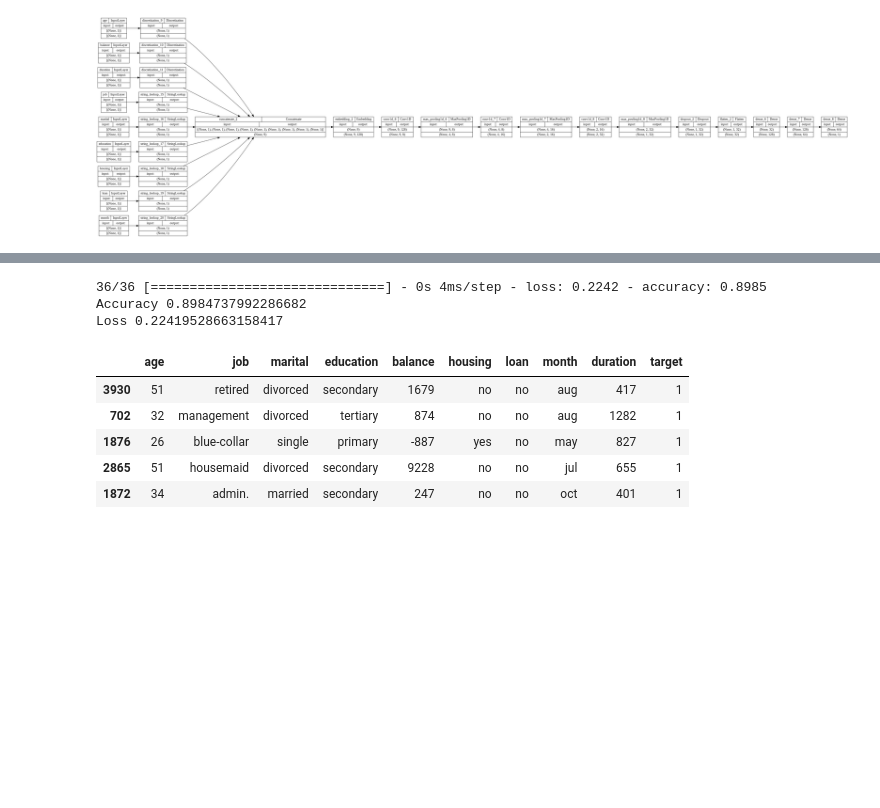
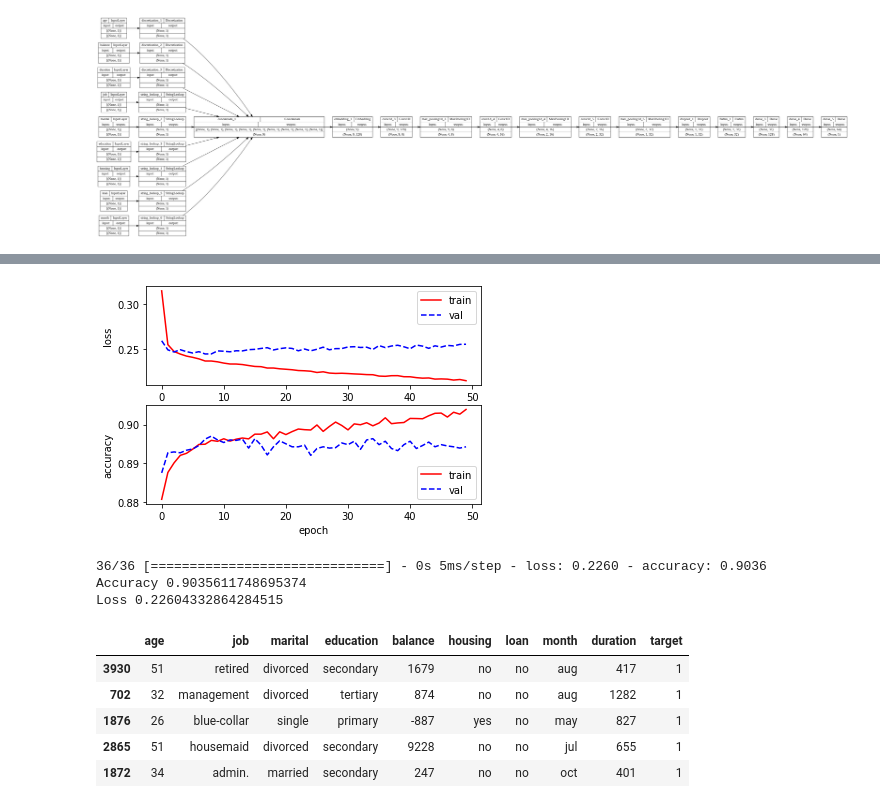
Before and after one commit to andreanstev/Bank_Telemarketing_Analysis, a Jupyter notebook: _Demo_day_Fintech_8.ipynb, the cells around one changed output, grey strips where cells are left out. Cells and saved outputs as stored; diff of their text form; code cells hidden in the pictures; blank space fills up the shorter version.

Commit message:
add function plot_metric

```diff
--- a/_Demo_day_Fintech_8.ipynb
+++ b/_Demo_day_Fintech_8.ipynb
@@ -45,5 +45,5 @@ def dataframe_to_dataset(data, batch_size=32):
   df = {key:  tf.expand_dims(value,axis=1) for key, value in df.items()}
   ds = tf.data.Dataset.from_tensor_slices((dict(df), labels))
   ds = ds.batch(batch_size)
-  ds = ds.prefetch(batch_size)
+  ds = ds.prefetch(tf.data.AUTOTUNE)
   return ds
@@ -71,3 +90,14 @@ def categories_preprocessing(name, dataset, dtype):
+# %%
+def plot_metric(x, y, history, metric):
+  fig, ax = plt.subplots(x, y)
+  epochs = range(len(history.history[metric[0]]))
+  for metric, ax in zip(metric, ax.flatten()):
+    ax.plot(epochs, history.history[metric], 'r', label='train')
+    ax.plot(epochs, history.history['val_'+metric], 'b', ls="--", label='val')
+    ax.set_ylabel(metric)
+    ax.set_xlabel('epoch')
+    ax.legend()
+  plt.show()
 # %% [markdown]
 ## Mount Google Drive
 # %%
@@ -301,15 +331,21 @@ all_inputs, all_preprocessors
 ##Model
 # %%
 all_features = tf.keras.layers.concatenate(all_preprocessors)
+# x = tf.keras.layers.Normalization()(all_features)
+# x = tf.keras.layers.Dense(128, activation=tf.keras.activations.relu)(x)
+# x = tf.keras.layers.Dropout(0.2)(x)
+# x = tf.keras.layers.Dense(64, activation=tf.keras.activations.relu)(x)
+# x = tf.keras.layers.Dropout(0.2)(x)
+# output = tf.keras.layers.Dense(1, activation=tf.keras.activations.sigmoid)(x)
+
 x = tf.keras.layers.Embedding(input_dim=128, output_dim=128)(all_features)
-
 x = tf.keras.layers.Conv1D(8, kernel_size=(3), padding="same", activation=tf.keras.activations.relu)(x)
 x = tf.keras.layers.MaxPool1D()(x)
 x = tf.keras.layers.Conv1D(16,  kernel_size=(3), padding="same" , activation=tf.keras.activations.relu)(x)
 x = tf.keras.layers.MaxPool1D()(x)
 x = tf.keras.layers.Conv1D(32,  kernel_size=(3), padding="same", activation=tf.keras.activations.relu)(x)
 x = tf.keras.layers.MaxPool1D()(x)
-x = tf.keras.layers.Dropout(0.2)(x)
+x = tf.keras.layers.Dropout(0.3)(x)
 x = tf.keras.layers.Flatten()(x)
 x = tf.keras.layers.Dense(128, activation=tf.keras.activations.relu)(x)
 x = tf.keras.layers.Dense(64, activation=tf.keras.activations.relu)(x)
@@ -326,6 +362,6 @@ model.compile(optimizer=tf.keras.optimizers.Adam(),
               loss=tf.keras.losses.BinaryCrossentropy(),
               metrics=['accuracy'])
 # %%
-model.fit(train_ds, epochs=50, validation_data=val_ds)
+history = model.fit(train_ds, epochs=50, validation_data=val_ds)
 # %% [output]
 Epoch 1/50
@@ -349,11 +384,16 @@ Epoch 50/50
+# %%
+metric = ['loss', 'accuracy']
+plot_metric(2,1, history, metric)
+# %% [output]
+[figure, added]
 # %%
 loss, accuracy = model.evaluate(test_ds)
 print("Accuracy", accuracy)
 print("Loss", loss)
 # %% [output]
-36/36 [==============================] - 0s 4ms/step - loss: 0.2242 - accuracy: 0.8985
-Accuracy 0.8984737992286682
-Loss 0.22419528663158417
+36/36 [==============================] - 0s 5ms/step - loss: 0.2260 - accuracy: 0.9036
+Accuracy 0.9035611748695374
+Loss 0.22604332864284515
 # %%
 dataset_test.sort_values(by=["target"], ascending=False).head()
 # %% [output]
```
Also changed, not shown: parts of 9 cells of this notebook.
